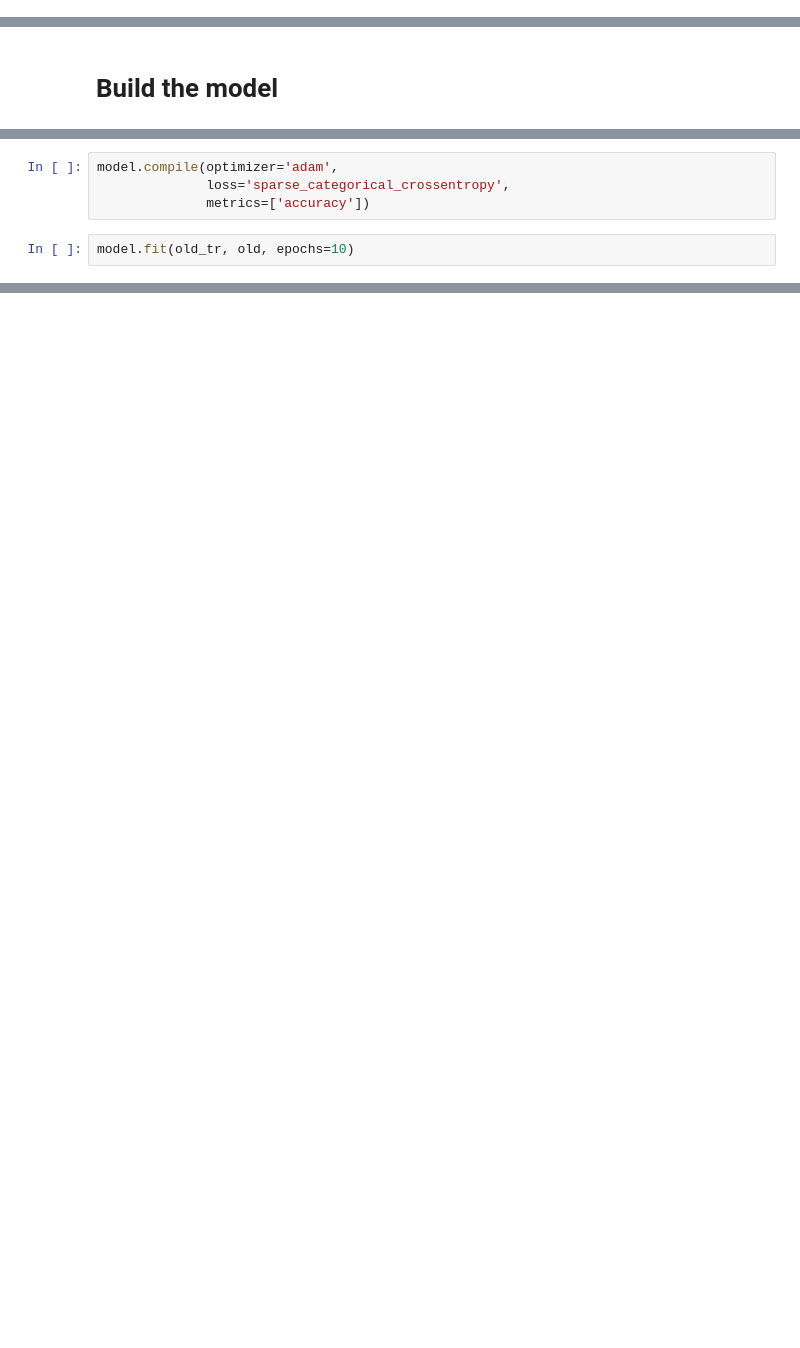
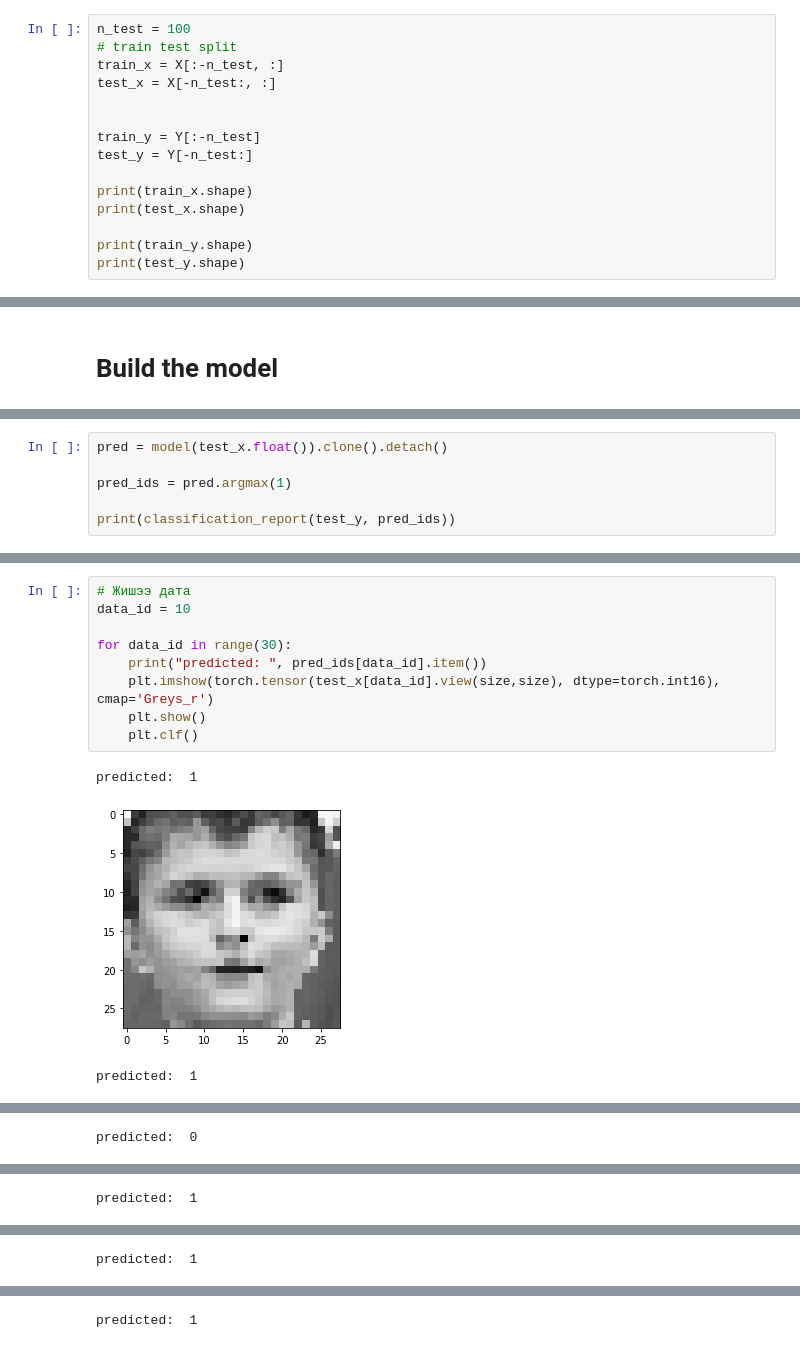
Before and after one commit to nmit-406/image-processing-labs, a Jupyter notebook: end-project/nyamka-and-idree/classification of age.ipynb, the cells around one changed output, grey strips where cells are left out. Saved outputs shown, nothing was run; the diff lists cells and outputs as text; blank space fills up the shorter version.

```diff
--- a/end-project/nyamka-and-idree/classification of age.ipynb
+++ b/end-project/nyamka-and-idree/classification of age.ipynb
@@ -46,0 +80,15 @@ young_tr = [transforms(x) for x in young_gray]
+# %%
+n_test = 100
+# train test split
+train_x = X[:-n_test, :]
+test_x = X[-n_test:, :]
+
+
+train_y = Y[:-n_test]
+test_y = Y[-n_test:]
+
+print(train_x.shape)
+print(test_x.shape)
+
+print(train_y.shape)
+print(test_y.shape)
@@ -70,6 +150,0 @@ model = tf.keras.models.Sequential([
-# %%
-model.compile(optimizer='adam',
-              loss='sparse_categorical_crossentropy',
-              metrics=['accuracy'])
-# %%
-model.fit(old_tr, old, epochs=10)
@@ -77,0 +208,6 @@ AttributeError: 'str' object has no attribute 'shape'
+# %%
+pred = model(test_x.float()).clone().detach()
+
+pred_ids = pred.argmax(1)
+
+print(classification_report(test_y, pred_ids))
@@ -77,0 +223,13 @@ AttributeError: 'str' object has no attribute 'shape'
+# %%
+# Жишээ дата
+data_id = 10
+
+for data_id in range(30):
+    print("predicted: ", pred_ids[data_id].item())
+    plt.imshow(torch.tensor(test_x[data_id].view(size,size), dtype=torch.int16), cmap='Greys_r')
+    plt.show()
+    plt.clf()
+# %% [output]
+predicted:  1
+[figure, added]
+predicted:  1
@@ -77,0 +237 @@ AttributeError: 'str' object has no attribute 'shape'
+predicted:  0
@@ -77,0 +239 @@ AttributeError: 'str' object has no attribute 'shape'
+predicted:  1
@@ -77,0 +241 @@ AttributeError: 'str' object has no attribute 'shape'
+predicted:  1
@@ -77,0 +243 @@ AttributeError: 'str' object has no attribute 'shape'
+predicted:  1
```
Also changed, not shown: parts of 28 cells of this notebook, 3 other files.
